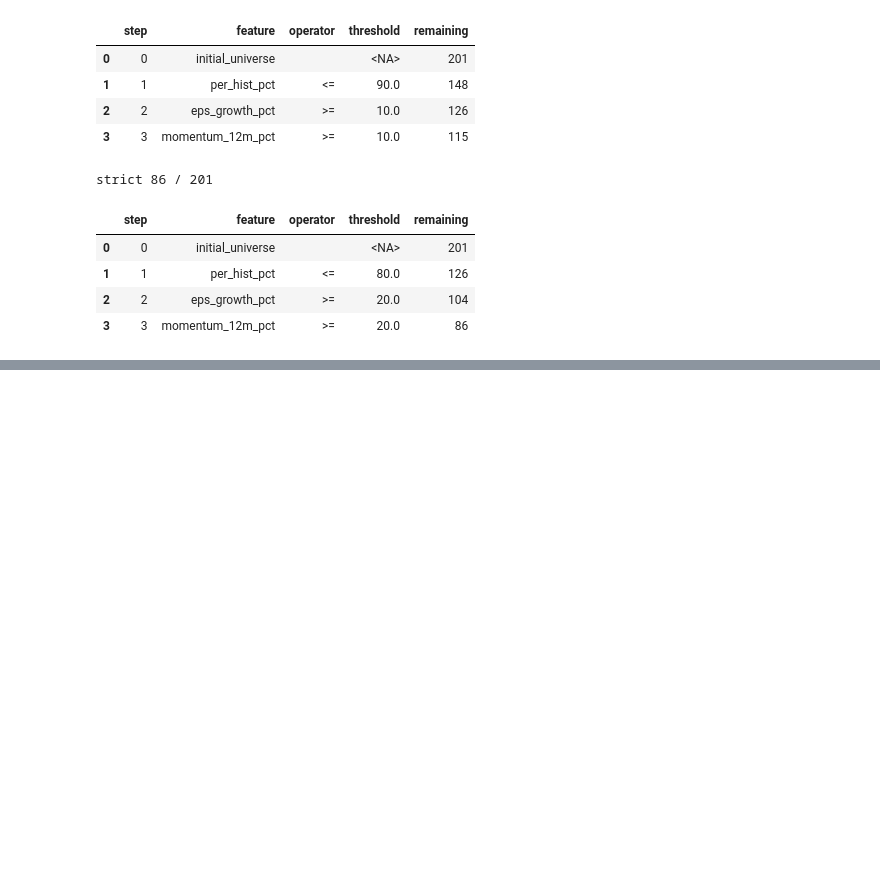
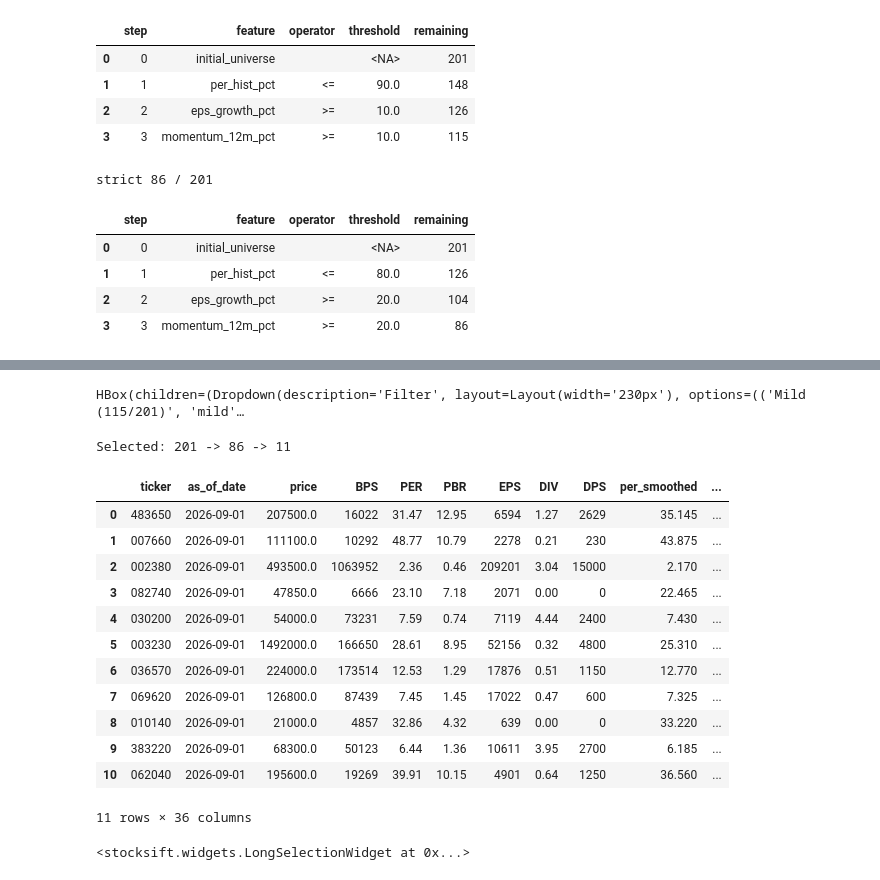
Before and after one commit to lbk209/stocksift, a Jupyter notebook: example_stock_selection_long_v4.ipynb, the cells around one changed output, grey strips where cells are left out. Drawn from its saved outputs; the diff is of its cells as text; code cells hidden in the pictures; blank space fills up the shorter version.

```diff
--- a/example_stock_selection_long_v4.ipynb
+++ b/example_stock_selection_long_v4.ipynb
@@ -425,0 +451,28 @@ Selected: 201 -> 115 -> 20
+# %%
+from stocksift.widgets import long_selection_widget
+
+controls = long_selection_widget(features)
+# %% [output]
+HBox(children=(Dropdown(description='Filter', layout=Layout(width='230px'), options=(('Mild (115/201)', 'mild'…
+# %%
+policies = controls.policies
+apply_selection(features, policies)
+# %% [output]
+Selected: 201 -> 86 -> 11
+|  | ticker | as_of_date | price | BPS | PER | PBR | EPS | DIV | DPS | per_smoothed | ... |
+| 0 | 483650 | 2026-09-01 | 207500.0 | 16022 | 31.47 | 12.95 | 6594 | 1.27 | 2629 | 35.145 | ... |
+| 1 | 007660 | 2026-09-01 | 111100.0 | 10292 | 48.77 | 10.79 | 2278 | 0.21 | 230 | 43.875 | ... |
+| 2 | 002380 | 2026-09-01 | 493500.0 | 1063952 | 2.36 | 0.46 | 209201 | 3.04 | 15000 | 2.170 | ... |
+| 3 | 082740 | 2026-09-01 | 47850.0 | 6666 | 23.10 | 7.18 | 2071 | 0.00 | 0 | 22.465 | ... |
+| 4 | 030200 | 2026-09-01 | 54000.0 | 73231 | 7.59 | 0.74 | 7119 | 4.44 | 2400 | 7.430 | ... |
+| 5 | 003230 | 2026-09-01 | 1492000.0 | 166650 | 28.61 | 8.95 | 52156 | 0.32 | 4800 | 25.310 | ... |
+| 6 | 036570 | 2026-09-01 | 224000.0 | 173514 | 12.53 | 1.29 | 17876 | 0.51 | 1150 | 12.770 | ... |
+| 7 | 069620 | 2026-09-01 | 126800.0 | 87439 | 7.45 | 1.45 | 17022 | 0.47 | 600 | 7.325 | ... |
+| 8 | 010140 | 2026-09-01 | 21000.0 | 4857 | 32.86 | 4.32 | 639 | 0.00 | 0 | 33.220 | ... |
+| 9 | 383220 | 2026-09-01 | 68300.0 | 50123 | 6.44 | 1.36 | 10611 | 3.95 | 2700 | 6.185 | ... |
+| 10 | 062040 | 2026-09-01 | 195600.0 | 19269 | 39.91 | 10.15 | 4901 | 0.64 | 1250 | 36.560 | ... |
+11 rows × 36 columns
+# %%
+controls
+# %% [output]
+<stocksift.widgets.LongSelectionWidget at 0x...>
```
Also changed, not shown: parts of 14 cells of this notebook, 2 other files.
